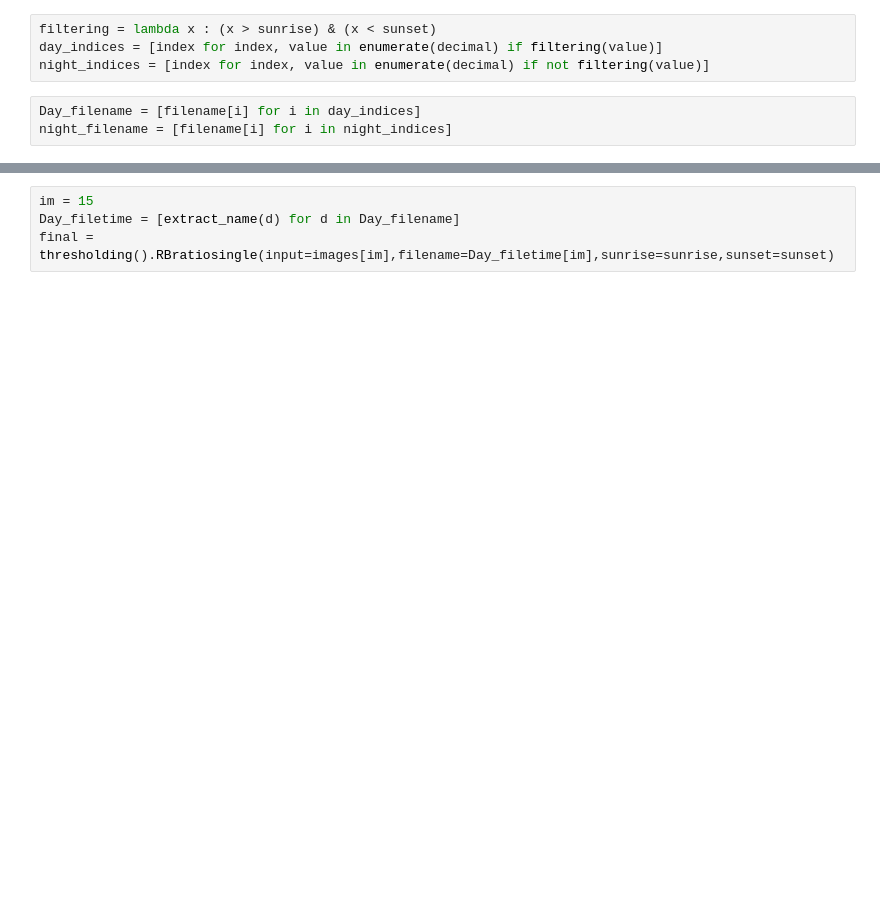
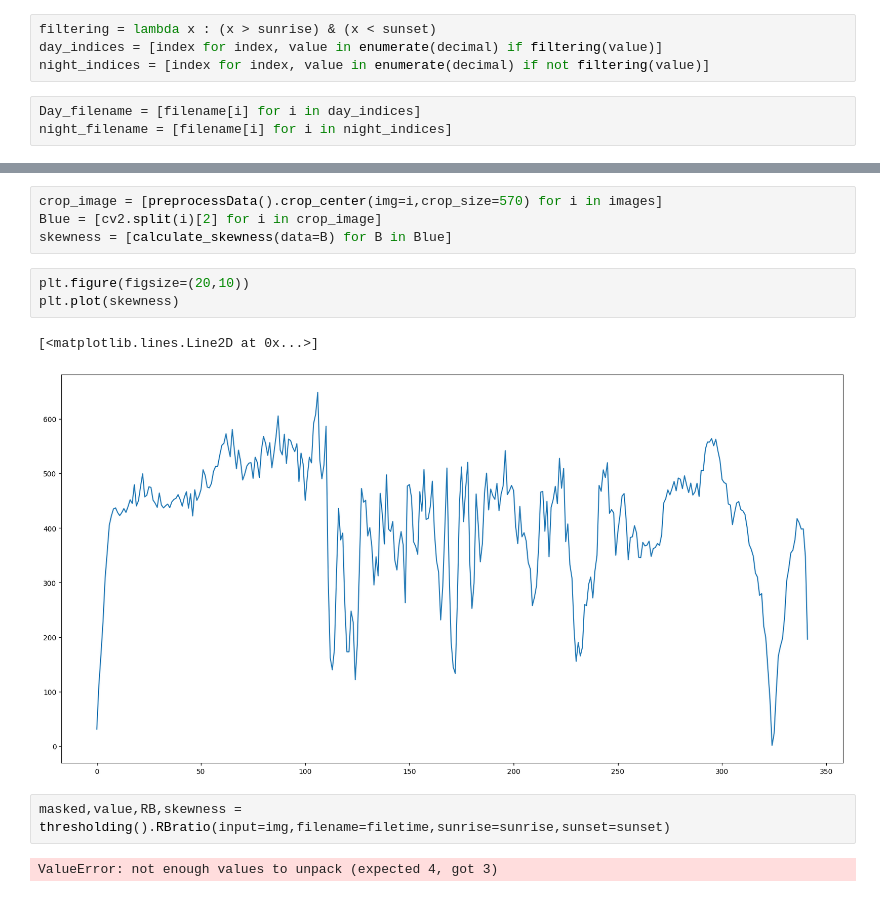
Before and after one commit to PrachayaKMITL/NARIT_internship_2024, a Jupyter notebook: test.ipynb, the cells around one changed output, grey strips where cells are left out. Cells and saved outputs as stored; diff of their text form; blank space fills up the shorter version.

Commit message:
Add skewness to parameter

```diff
--- a/test.ipynb
+++ b/test.ipynb
@@ -51,4 +51,14 @@ plt.imshow(images[im])
-# %%
-im = 15
-Day_filetime = [extract_name(d) for d in Day_filename]
-final = thresholding().RBratiosingle(input=images[im],filename=Day_filetime[im],sunrise=sunrise,sunset=sunset)
+# %%
+crop_image = [preprocessData().crop_center(img=i,crop_size=570) for i in images]
+Blue = [cv2.split(i)[2] for i in crop_image]
+skewness = [calculate_skewness(data=B) for B in Blue]
+# %%
+plt.figure(figsize=(20,10))
+plt.plot(skewness)
+# %% [output]
+[<matplotlib.lines.Line2D at 0x...>]
+[figure, added]
+# %%
+masked,value,RB,skewness = thresholding().RBratio(input=img,filename=filetime,sunrise=sunrise,sunset=sunset)
+# %% [output]
+ValueError: not enough values to unpack (expected 4, got 3)
```
Also changed, not shown: parts of 6 cells of this notebook, 4 other files.
